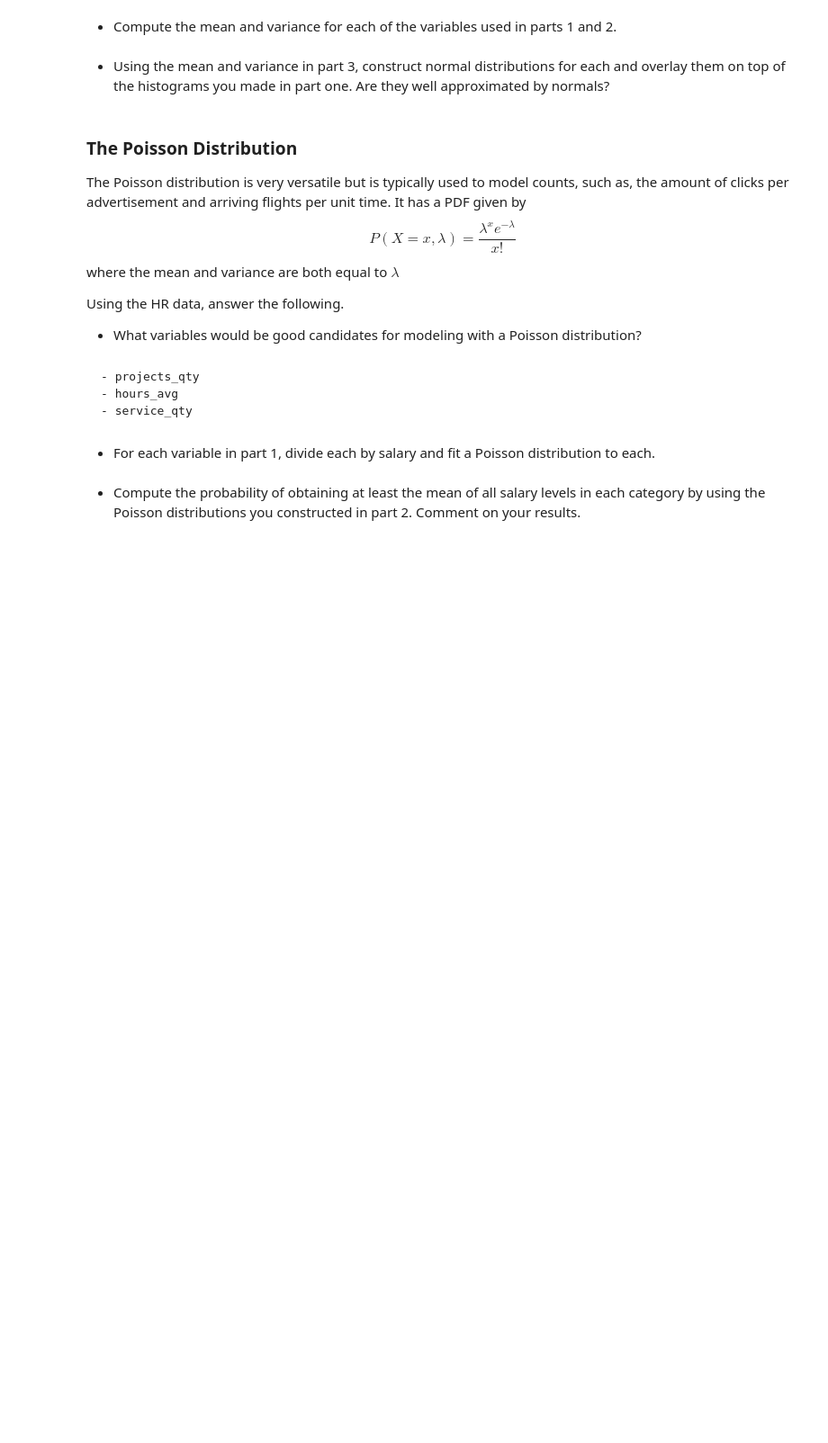
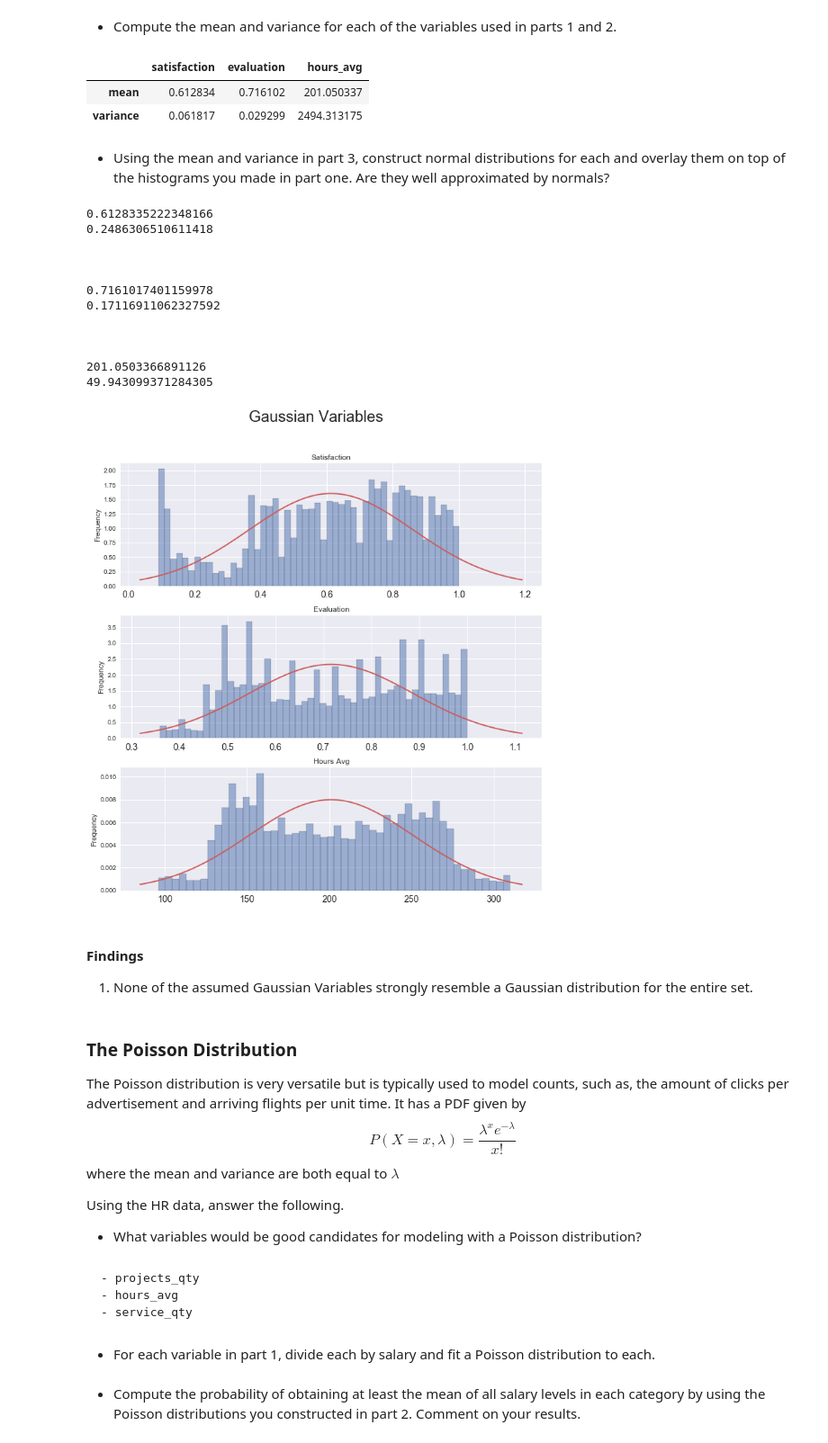
Before and after one commit to TimothyHelton/k2datascience, a Jupyter notebook: notebooks/HR_Exercise.ipynb, the cells around one changed output. Shown at 90% size. Saved outputs shown, nothing was run; the diff lists cells and outputs as text; code cells hidden in the pictures; blank space fills up the shorter version.

```diff
--- a/notebooks/HR_Exercise.ipynb
+++ b/notebooks/HR_Exercise.ipynb
@@ -286,7 +293,32 @@ Using the HR data, answer the following
 # %% [markdown]
 - Compute the mean and variance for each of the variables used in parts 1 and 2.
+# %%
+hr.norm_stats
+# %% [output]
+|  | satisfaction | evaluation | hours_avg |
+| mean | 0.612834 | 0.716102 | 201.050337 |
+| variance | 0.061817 | 0.029299 | 2494.313175 |
 # %% [markdown]
 - Using the mean and variance in part 3, construct normal distributions for each and overlay them on top of the histograms you made in part one.  Are they well approximated by normals?
+# %%
+hr.gaussian_plot(normal_overlay=True)
+# %% [output]
+0.6128335222348166
+0.2486306510611418
+
+
+
+0.7161017401159978
+0.17116911062327592
+
+
+
+201.0503366891126
+49.943099371284305
+[figure, added]
+# %% [markdown]
+#### Findings
+1. None of the assumed Gaussian Variables strongly resemble a Gaussian distribution for the entire set.
 # %% [markdown]
 ### The Poisson Distribution
 The Poisson distribution is very versatile but is typically used to model counts, such as, the amount of clicks per advertisement and arriving flights per unit time.  It has a PDF given by
```
Also changed, not shown: parts of 4 cells of this notebook, 1 other file.
